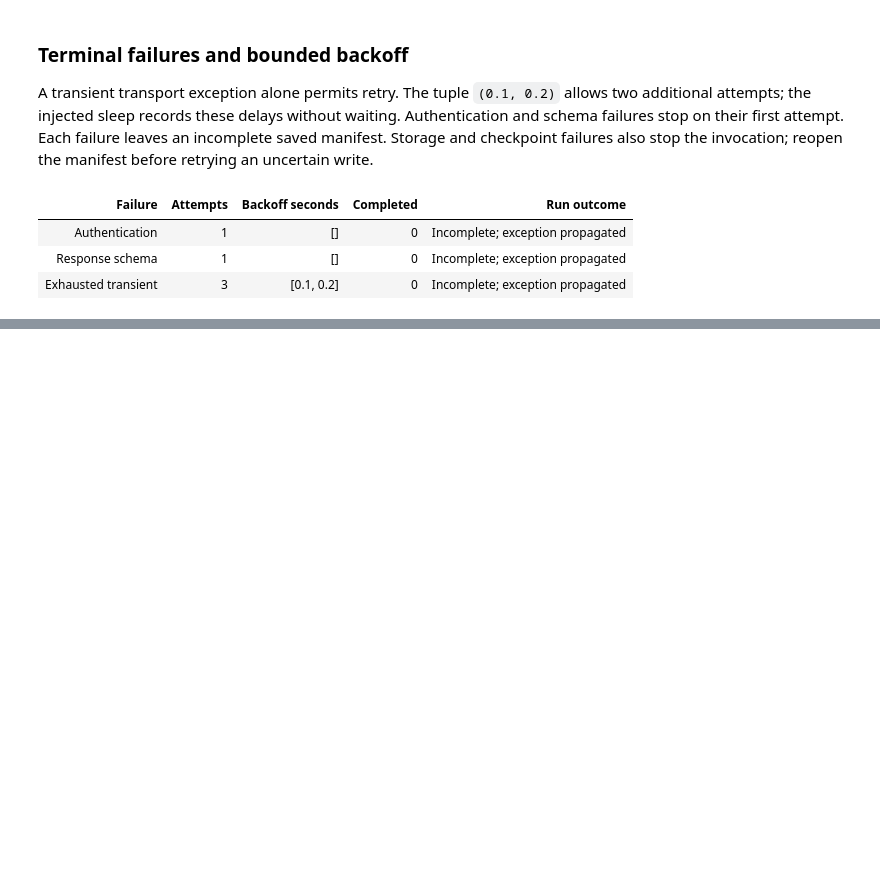
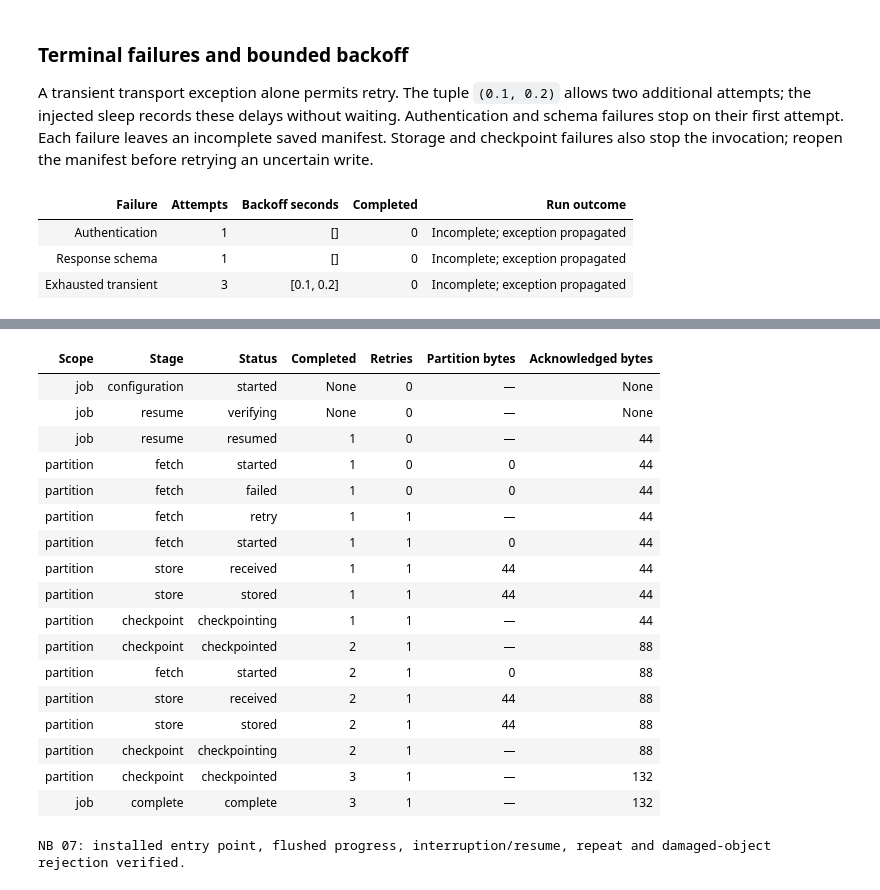
Before and after one commit to lixuanguang/alpha-research-lab-private, a Jupyter notebook: examples/research-foundations.ipynb, the cells around one changed output, grey strips where cells are left out. Drawn from its saved outputs; the diff is of its cells as text; code cells hidden in the pictures; blank space fills up the shorter version.

Commit message:
Implement MR 07 installed acquisition command and progress

```diff
--- a/examples/research-foundations.ipynb
+++ b/examples/research-foundations.ipynb
@@ -1405,0 +1534,28 @@ This is synthetic development evidence. Source rights, protected retention, hist
+# %%
+NotebookDisplay.show_table(("Scope", "Stage", "Status", "Completed", "Retries", "Partition bytes", "Acknowledged bytes"), [
+    (row["scope"], row["stage"], row["status"], row["completed"], row["retries"], row.get("bytes", "—"), row["persisted_bytes"])
+    for row in command_progress
+])
+assert any(row["status"] == "retry" for row in command_progress)
+assert command_progress[-1]["retries"] == 1
+print("NB 07: installed entry point, flushed progress, interruption/resume, repeat and damaged-object rejection verified.")
+# %% [output]
+| Scope | Stage | Status | Completed | Retries | Partition bytes | Acknowledged bytes |
+| job | configuration | started | None | 0 | — | None |
+| job | resume | verifying | None | 0 | — | None |
+| job | resume | resumed | 1 | 0 | — | 44 |
+| partition | fetch | started | 1 | 0 | 0 | 44 |
+| partition | fetch | failed | 1 | 0 | 0 | 44 |
+| partition | fetch | retry | 1 | 1 | — | 44 |
+| partition | fetch | started | 1 | 1 | 0 | 44 |
+| partition | store | received | 1 | 1 | 44 | 44 |
+| partition | store | stored | 1 | 1 | 44 | 44 |
+| partition | checkpoint | checkpointing | 1 | 1 | — | 44 |
+| partition | checkpoint | checkpointed | 2 | 1 | — | 88 |
+| partition | fetch | started | 2 | 1 | 0 | 88 |
+| partition | store | received | 2 | 1 | 44 | 88 |
+| partition | store | stored | 2 | 1 | 44 | 88 |
+| partition | checkpoint | checkpointing | 2 | 1 | — | 88 |
+| partition | checkpoint | checkpointed | 3 | 1 | — | 132 |
+| job | complete | complete | 3 | 1 | — | 132 |
+NB 07: installed entry point, flushed progress, interruption/resume, repeat and damaged-object rejection verified.
```
Also changed, not shown: parts of 10 cells of this notebook, 8 other files.
